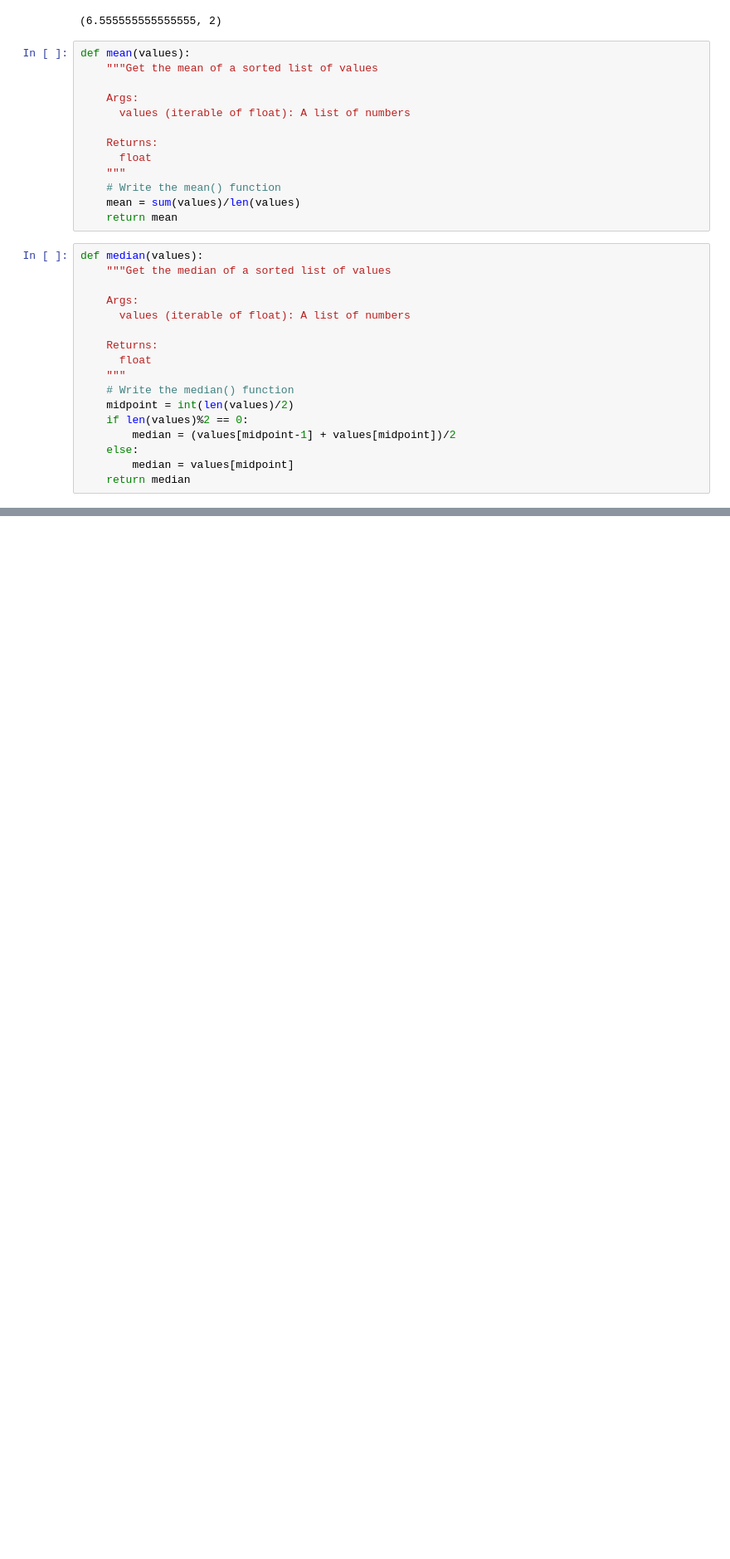
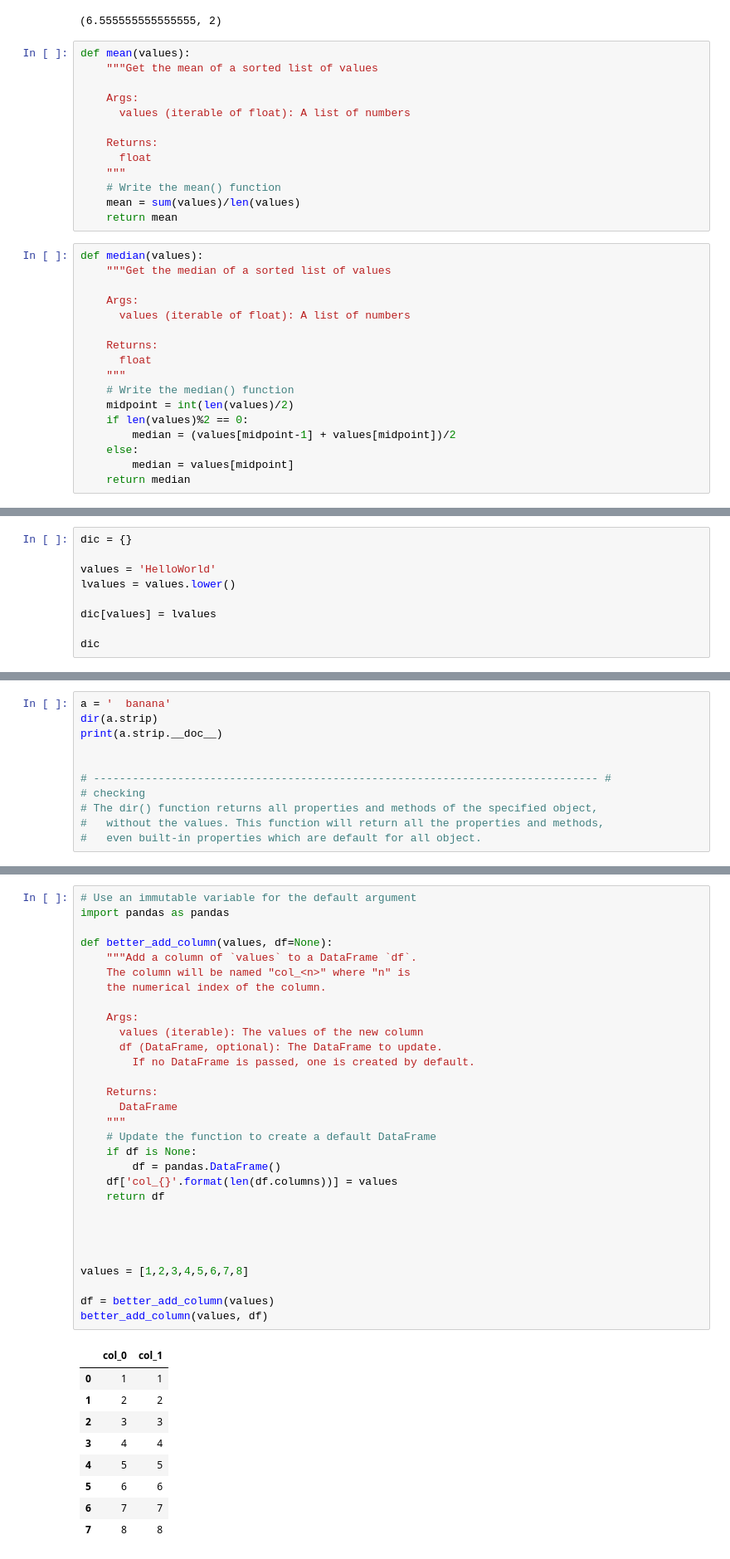
Before and after one commit to johnhhu2020/DataCamp-Writing-Functions-in-Python, a Jupyter notebook: DataCamp Functions Python.ipynb, the cells around one changed output, grey strips where cells are left out. Shown: that part at 83% size. Saved outputs shown, nothing was run; the diff lists cells and outputs as text; blank space fills up the shorter version.

```diff
--- a/DataCamp Functions Python.ipynb
+++ b/DataCamp Functions Python.ipynb
@@ -1231,0 +1418,9 @@ def median(values):
+# %%
+dic = {}
+
+values = 'HelloWorld'
+lvalues = values.lower()
+
+dic[values] = lvalues
+
+dic
@@ -1231,0 +1587,11 @@ def median(values):
+# %%
+a = '  banana'
+dir(a.strip)
+print(a.strip.__doc__)
+
+
+# ------------------------------------------------------------------------------ #
+# checking
+# The dir() function returns all properties and methods of the specified object,
+#   without the values. This function will return all the properties and methods,
+#   even built-in properties which are default for all object.
@@ -1231,0 +1717,40 @@ def median(values):
+# %%
+# Use an immutable variable for the default argument
+import pandas as pandas
+
+def better_add_column(values, df=None):
+    """Add a column of `values` to a DataFrame `df`.
+    The column will be named "col_<n>" where "n" is
+    the numerical index of the column.
+
+    Args:
+      values (iterable): The values of the new column
+      df (DataFrame, optional): The DataFrame to update.
+        If no DataFrame is passed, one is created by default.
+
+    Returns:
+      DataFrame
+    """
+    # Update the function to create a default DataFrame
+    if df is None:
+        df = pandas.DataFrame()
+    df['col_{}'.format(len(df.columns))] = values
+    return df
+
+
+
+
+values = [1,2,3,4,5,6,7,8]
+
+df = better_add_column(values)
+better_add_column(values, df)
+# %% [output]
+|  | col_0 | col_1 |
+| 0 | 1 | 1 |
+| 1 | 2 | 2 |
+| 2 | 3 | 3 |
+| 3 | 4 | 4 |
+| 4 | 5 | 5 |
+| 5 | 6 | 6 |
+| 6 | 7 | 7 |
+| 7 | 8 | 8 |
```
Also changed, not shown: parts of 36 cells of this notebook.
